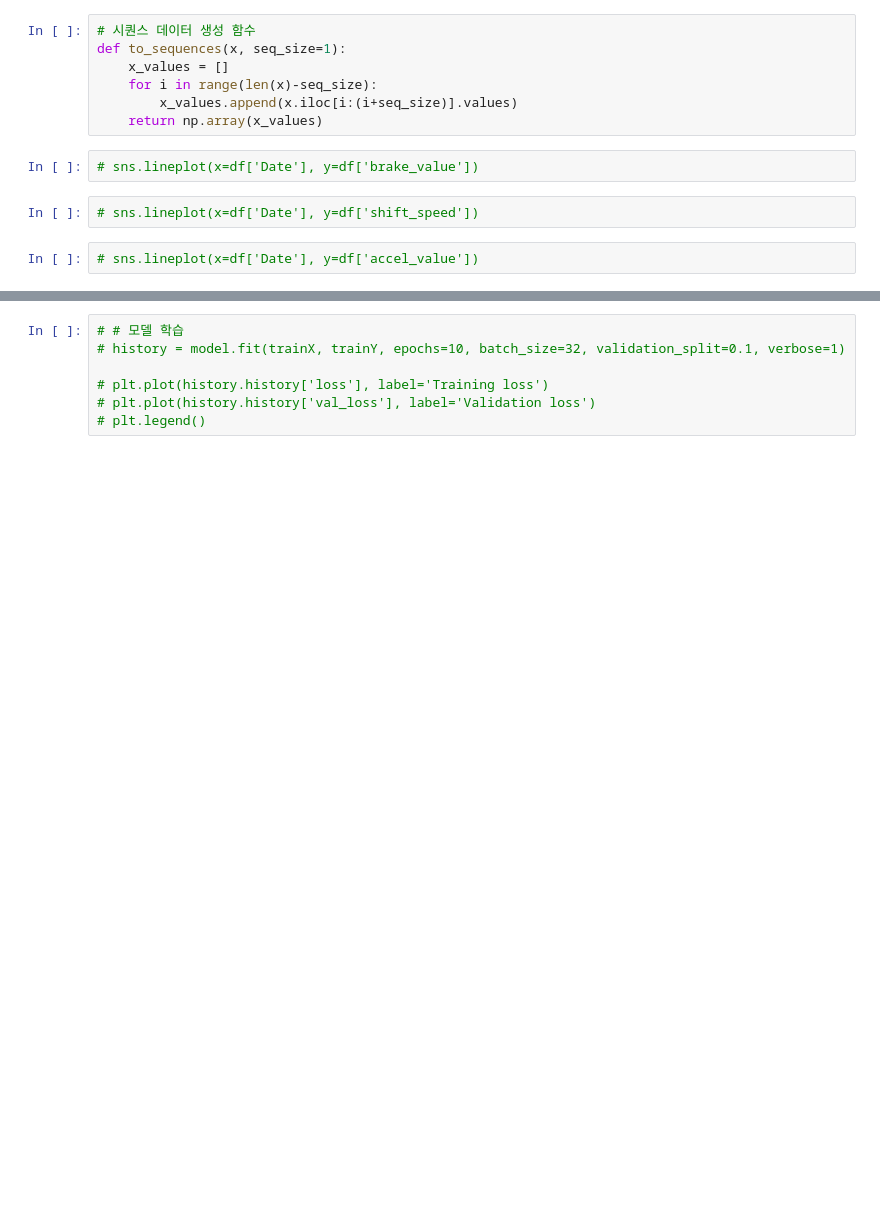
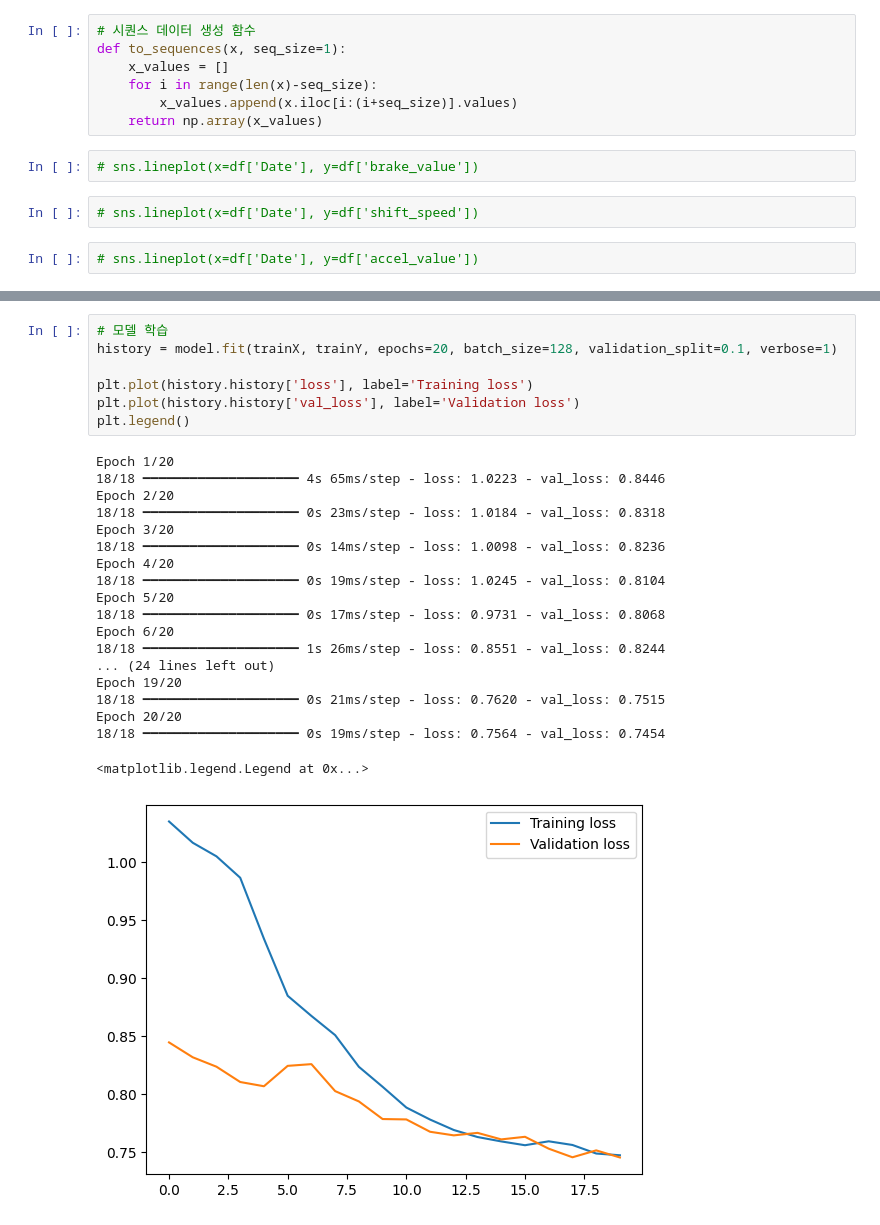
Before and after one commit to Project-Taba/AI, a Jupyter notebook: stop_dl.ipynb, the cells around one changed output, grey strips where cells are left out. Drawn from its saved outputs; the diff is of its cells as text; blank space fills up the shorter version.

```diff
--- a/stop_dl.ipynb
+++ b/stop_dl.ipynb
@@ -86,8 +204,28 @@ testY = test[['accel_value', 'brake_value', 'shift_speed']].iloc[seq_size:].valu
 # %%
-# # 모델 학습
-# history = model.fit(trainX, trainY, epochs=10, batch_size=32, validation_split=0.1, verbose=1)
+# 모델 학습
+history = model.fit(trainX, trainY, epochs=20, batch_size=128, validation_split=0.1, verbose=1)
 
-# plt.plot(history.history['loss'], label='Training loss')
-# plt.plot(history.history['val_loss'], label='Validation loss')
-# plt.legend()
+plt.plot(history.history['loss'], label='Training loss')
+plt.plot(history.history['val_loss'], label='Validation loss')
+plt.legend()
+# %% [output]
+Epoch 1/20
+18/18 ━━━━━━━━━━━━━━━━━━━━ 4s 65ms/step - loss: 1.0223 - val_loss: 0.8446
+Epoch 2/20
+18/18 ━━━━━━━━━━━━━━━━━━━━ 0s 23ms/step - loss: 1.0184 - val_loss: 0.8318
+Epoch 3/20
+18/18 ━━━━━━━━━━━━━━━━━━━━ 0s 14ms/step - loss: 1.0098 - val_loss: 0.8236
+Epoch 4/20
+18/18 ━━━━━━━━━━━━━━━━━━━━ 0s 19ms/step - loss: 1.0245 - val_loss: 0.8104
+Epoch 5/20
+18/18 ━━━━━━━━━━━━━━━━━━━━ 0s 17ms/step - loss: 0.9731 - val_loss: 0.8068
+Epoch 6/20
+18/18 ━━━━━━━━━━━━━━━━━━━━ 1s 26ms/step - loss: 0.8551 - val_loss: 0.8244
+... (24 lines left out)
+Epoch 19/20
+18/18 ━━━━━━━━━━━━━━━━━━━━ 0s 21ms/step - loss: 0.7620 - val_loss: 0.7515
+Epoch 20/20
+18/18 ━━━━━━━━━━━━━━━━━━━━ 0s 19ms/step - loss: 0.7564 - val_loss: 0.7454
+<matplotlib.legend.Legend at 0x...>
+[figure, added]
 # %%
```
Also changed, not shown: parts of 14 cells of this notebook, 3 other files.
